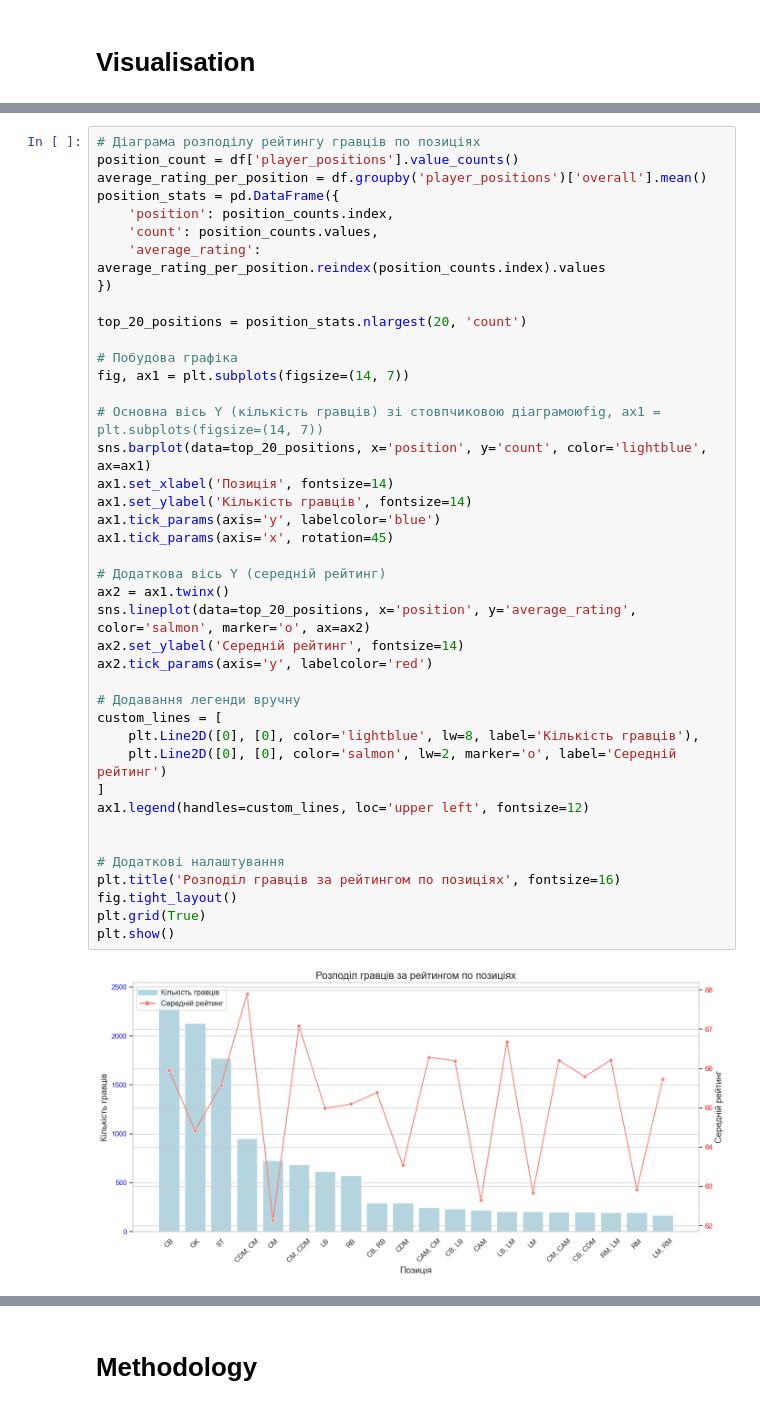
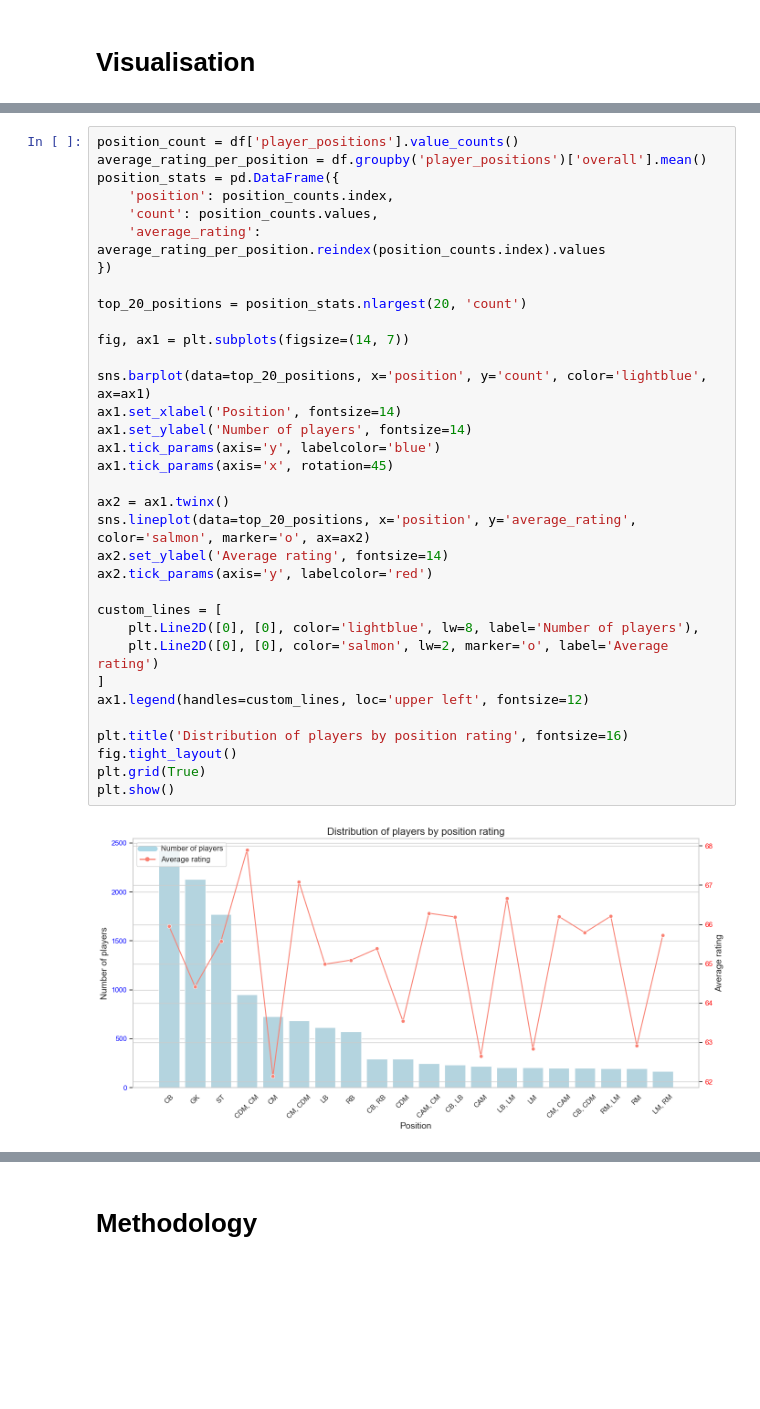
Before and after one commit to liana2909/fifa-players-analysis, a Jupyter notebook: Project.ipynb, the cells around one changed output, grey strips where cells are left out. Saved outputs shown, nothing was run; the diff lists cells and outputs as text; blank space fills up the shorter version.

```diff
--- a/Project.ipynb
+++ b/Project.ipynb
@@ -183,46 +185,39 @@ plt.show()
 # %% [output]
 [figure]
 # %%
-# Діаграма розподілу рейтингу гравців по позиціях
 position_count = df['player_positions'].value_counts()
 average_rating_per_position = df.groupby('player_positions')['overall'].mean()
 position_stats = pd.DataFrame({
     'position': position_counts.index,
     'count': position_counts.values,
     'average_rating': average_rating_per_position.reindex(position_counts.index).values
 })
 
 top_20_positions = position_stats.nlargest(20, 'count')
 
-# Побудова графіка
 fig, ax1 = plt.subplots(figsize=(14, 7))
 
-# Основна вісь Y (кількість гравців) зі стовпчиковою діаграмоюfig, ax1 = plt.subplots(figsize=(14, 7))
 sns.barplot(data=top_20_positions, x='position', y='count', color='lightblue', ax=ax1)
-ax1.set_xlabel('Позиція', fontsize=14)
-ax1.set_ylabel('Кількість гравців', fontsize=14)
+ax1.set_xlabel('Position', fontsize=14)
+ax1.set_ylabel('Number of players', fontsize=14)
 ax1.tick_params(axis='y', labelcolor='blue')
 ax1.tick_params(axis='x', rotation=45)
 
-# Додаткова вісь Y (середній рейтинг)
 ax2 = ax1.twinx()
 sns.lineplot(data=top_20_positions, x='position', y='average_rating', color='salmon', marker='o', ax=ax2)
-ax2.set_ylabel('Середній рейтинг', fontsize=14)
+ax2.set_ylabel('Average rating', fontsize=14)
 ax2.tick_params(axis='y', labelcolor='red')
 
-# Додавання легенди вручну
 custom_lines = [
-    plt.Line2D([0], [0], color='lightblue', lw=8, label='Кількість гравців'),
-    plt.Line2D([0], [0], color='salmon', lw=2, marker='o', label='Середній рейтинг')
+    plt.Line2D([0], [0], color='lightblue', lw=8, label='Number of players'),
+    plt.Line2D([0], [0], color='salmon', lw=2, marker='o', label='Average rating')
 ]
 ax1.legend(handles=custom_lines, loc='upper left', fontsize=12)
 
-
-# Додаткові налаштування
-plt.title('Розподіл гравців за рейтингом по позиціях', fontsize=16)
+plt.title('Distribution of players by position rating', fontsize=16)
 fig.tight_layout()
 plt.grid(True)
 plt.show()
 # %% [output]
-[figure, old version]
+[figure, new version]
 # %%
```
Also changed, not shown: parts of 6 cells of this notebook.
